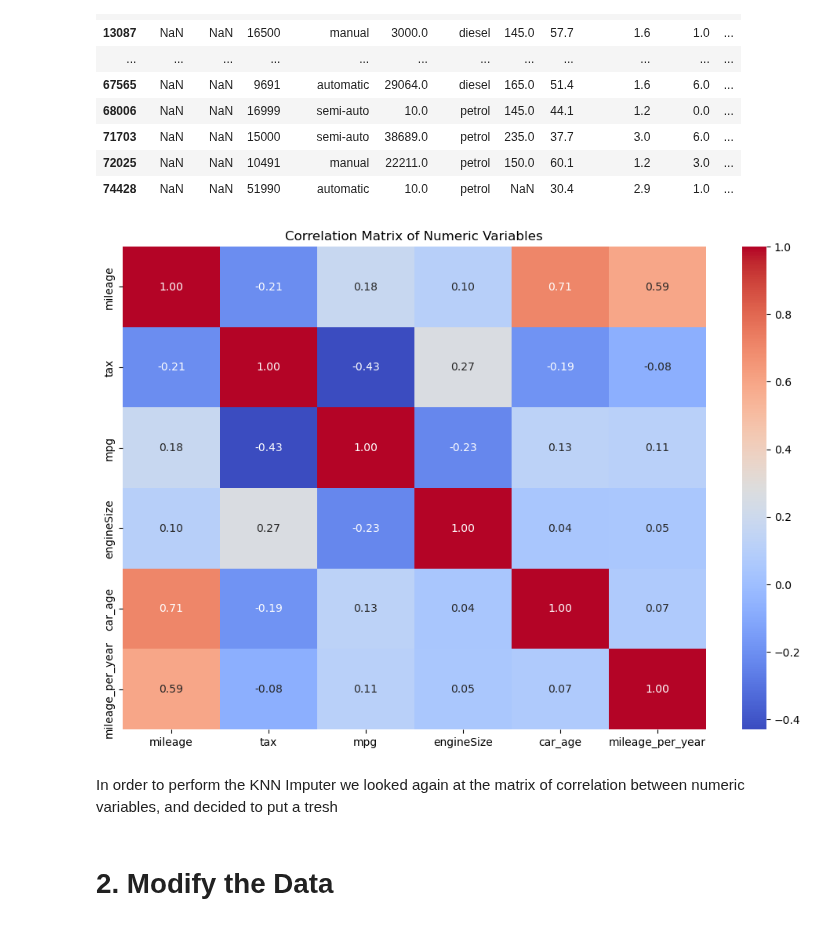
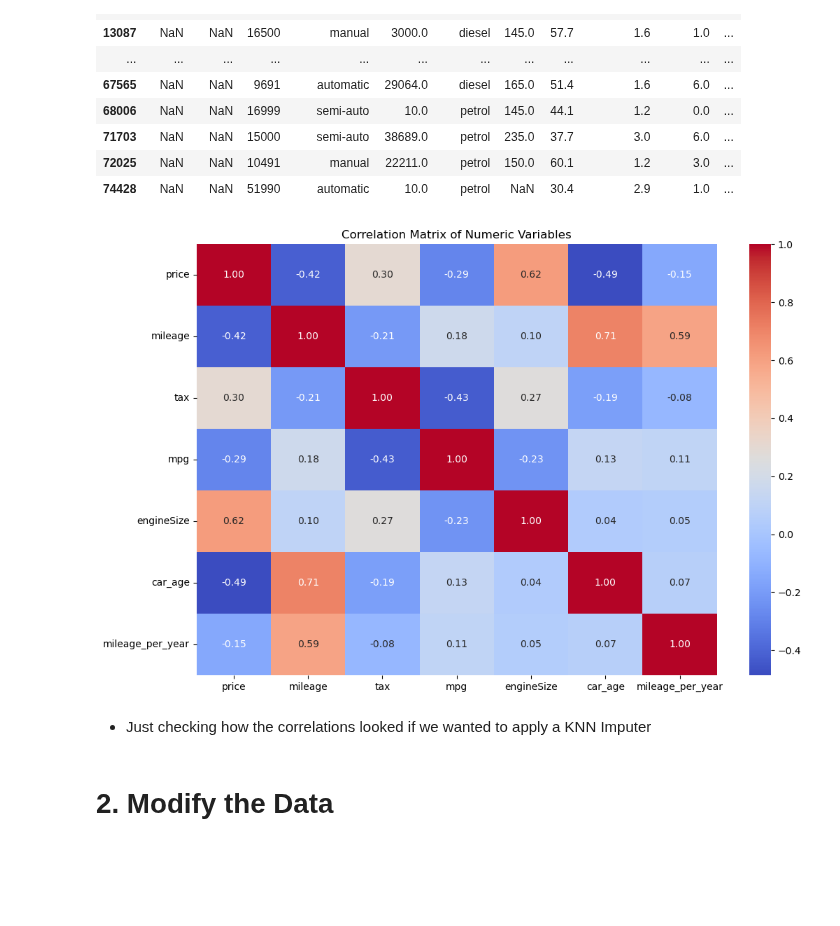
Before and after one commit to miguelrebelo291/Expediting-Car-Evaluations-with-ML, a Jupyter notebook: notebooks/model.ipynb, the cells around one changed output. Saved outputs shown, nothing was run; the diff lists cells and outputs as text; code cells hidden in the pictures; blank space fills up the shorter version.

```diff
--- a/notebooks/model.ipynb
+++ b/notebooks/model.ipynb
@@ -107,21 +102,23 @@ df_train[df_train["brand"].isnull()]
 | 71703 | NaN | NaN | 15000 | semi-auto | 38689.0 | petrol | 235.0 | 37.7 | 3.0 | 6.0 | ... |
 | 72025 | NaN | NaN | 10491 | manual | 22211.0 | petrol | 150.0 | 60.1 | 1.2 | 3.0 | ... |
 | 74428 | NaN | NaN | 51990 | automatic | 10.0 | petrol | NaN | 30.4 | 2.9 | 1.0 | ... |
+# %%
+df_train = df_train.dropna(subset=["brand"])
 # %%
-numeric_cols = X.select_dtypes(include=['int64', 'Int64', 'float64']).columns
+numeric_cols = df_train.select_dtypes(include=['int64', 'Int64', 'float64']).columns
 
 # Compute correlation matrix
-corr_matrix = X[numeric_cols].corr()
+corr_matrix = df_train[numeric_cols].corr()
 
 # Plot heatmap
 plt.figure(figsize=(12, 8))
 sns.heatmap(corr_matrix, annot=True, fmt=".2f", cmap="coolwarm")
 plt.title("Correlation Matrix of Numeric Variables")
 plt.show()
 # %% [output]
-[figure, old version]
+[figure, new version]
 # %% [markdown]
-In order to perform the KNN Imputer we looked again at the matrix of correlation between numeric variables, and decided to put a tresh
+- Just checking how the correlations looked if we wanted to apply a KNN Imputer
 # %% [markdown]
 # 2. Modify the Data
 # %% [markdown]
```
Also changed, not shown: parts of 7 cells of this notebook.
